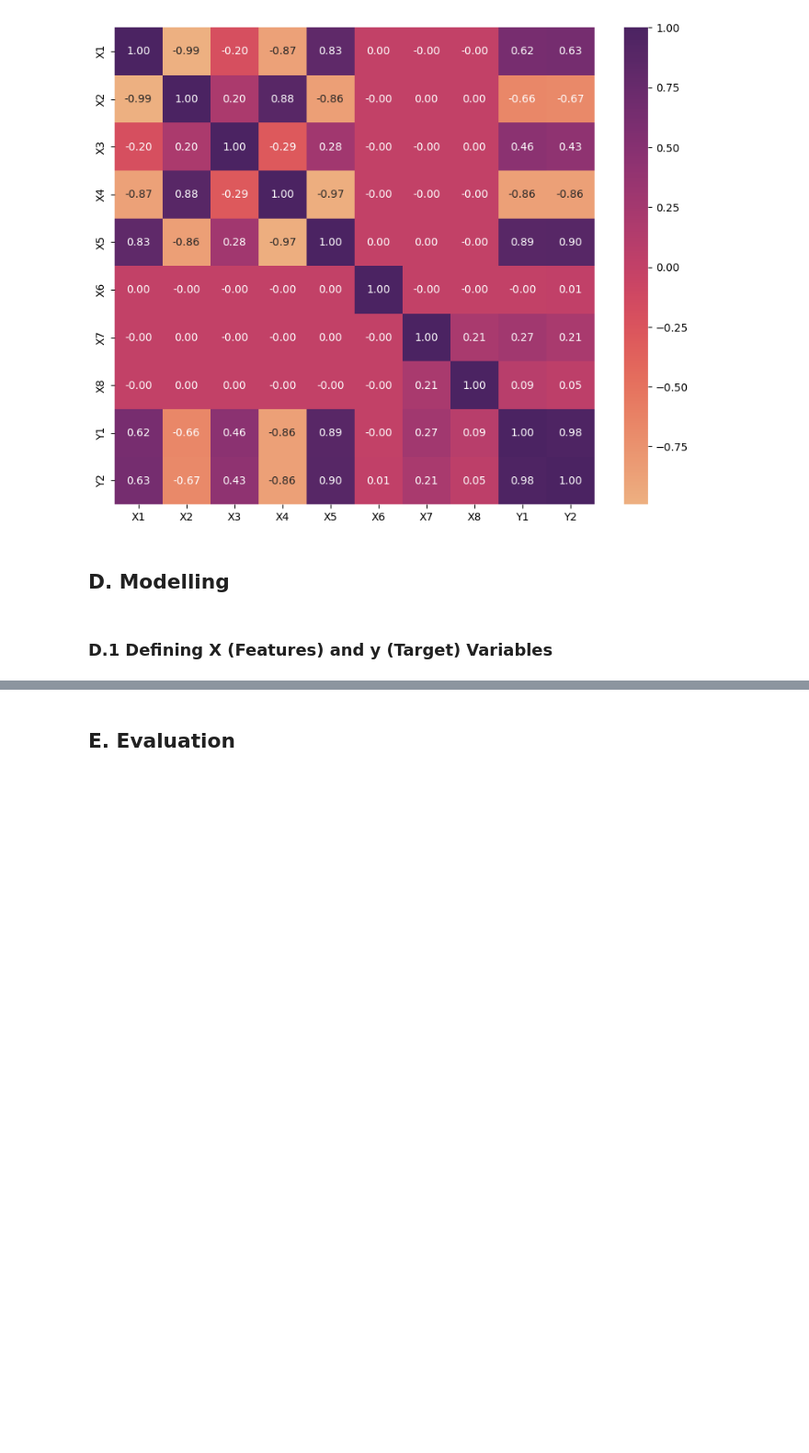
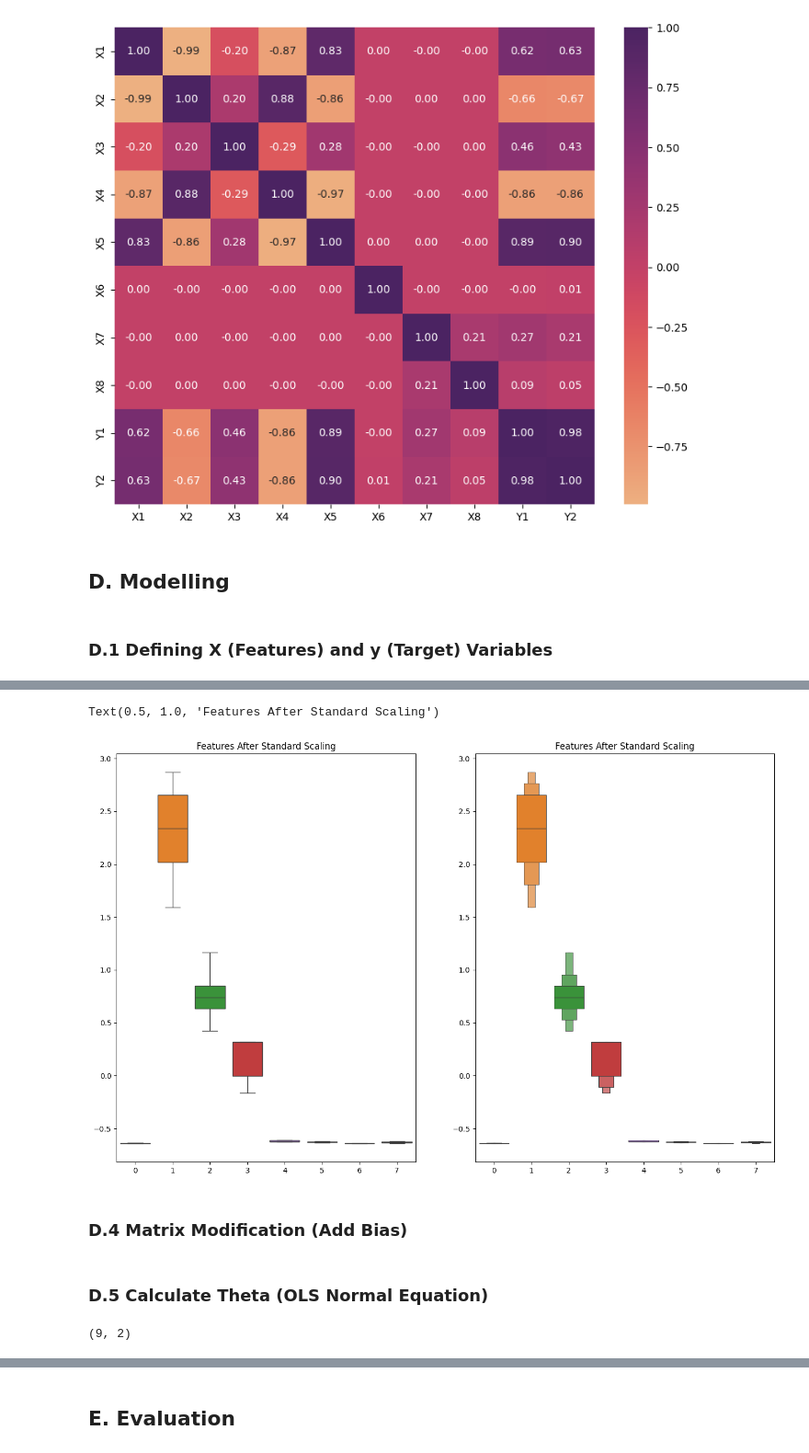
Before and after one commit to HablSank/1Day-1Dataset_MachineLearningProject, a Jupyter notebook: Day-10/Multivariate Regression (Energy Efficiency)/energy_efficiency.ipynb, the cells around one changed output, grey strips where cells are left out. Shown at 92% size. Drawn from its saved outputs; the diff is of its cells as text; code cells hidden in the pictures; blank space fills up the shorter version.

```diff
--- a/Day-10/Multivariate Regression (Energy Efficiency)/energy_efficiency.ipynb
+++ b/Day-10/Multivariate Regression (Energy Efficiency)/energy_efficiency.ipynb
@@ -231,0 +263,16 @@ plt.show()
+# %%
+X_train = (X_train - X_train.mean()) / X_train.std()
+X_test = (X_test - X_test.mean()) / X_test.std()
+# %%
+fig, axes = plt.subplots(1, 2, figsize=(16, 10))
+
+sns.boxplot(X_train, ax=axes[0])
+axes[0].set_title("Features After Standard Scaling")
+
+sns.boxenplot(X_train, ax=axes[1])
+axes[1].set_title("Features After Standard Scaling")
+# %% [output]
+Text(0.5, 1.0, 'Features After Standard Scaling')
+[figure, added]
+# %% [markdown]
+### D.4 Matrix Modification (Add Bias)
@@ -231,0 +285,2 @@ plt.show()
+# %% [markdown]
+### D.5 Calculate Theta (OLS Normal Equation)
@@ -231,0 +293,4 @@ plt.show()
+# %%
+theta.shape
+# %% [output]
+(9, 2)
```
Also changed, not shown: parts of 18 cells of this notebook.
